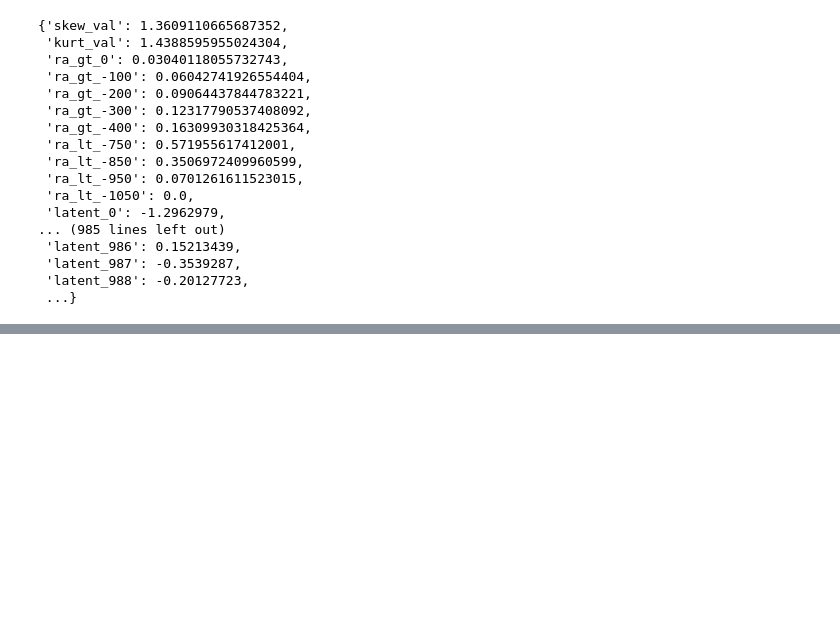
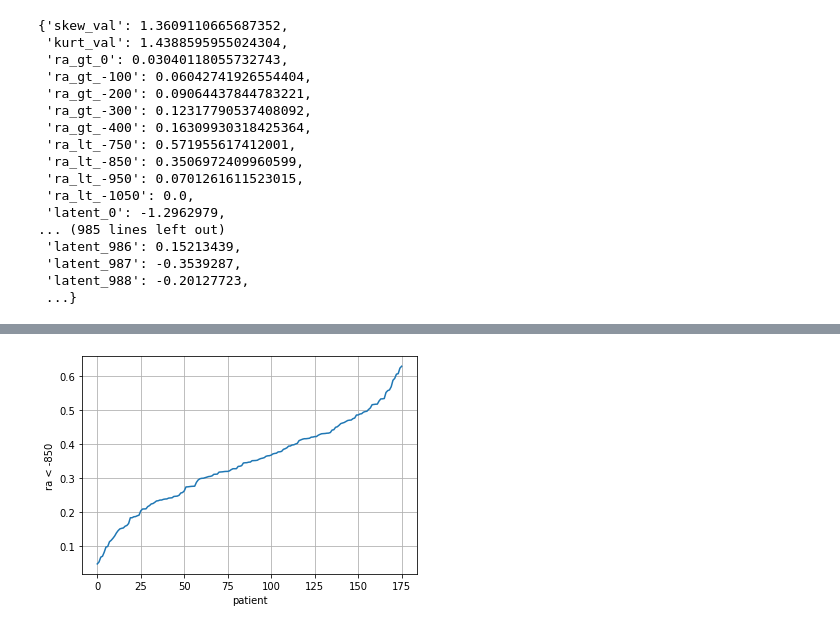
Before and after one commit to pangyuteng/kaggle, a Jupyter notebook: 2020-fibrosis/extract-ct-feature.ipynb, the cells around one changed output, grey strips where cells are left out. Saved outputs shown, nothing was run; the diff lists cells and outputs as text; code cells hidden in the pictures; blank space fills up the shorter version.

```diff
--- a/2020-fibrosis/extract-ct-feature.ipynb
+++ b/2020-fibrosis/extract-ct-feature.ipynb
@@ -1179,0 +1190,7 @@ AttributeError: 'function' object has no attribute 'values'
+# %%
+plt.plot(sorted(imagedf['ra_lt_-850'].values))
+plt.xlabel('patient')
+plt.ylabel('ra < -850')
+plt.grid(True)
+# %% [output]
+[figure, added]
```
Also changed, not shown: parts of 17 cells of this notebook.
